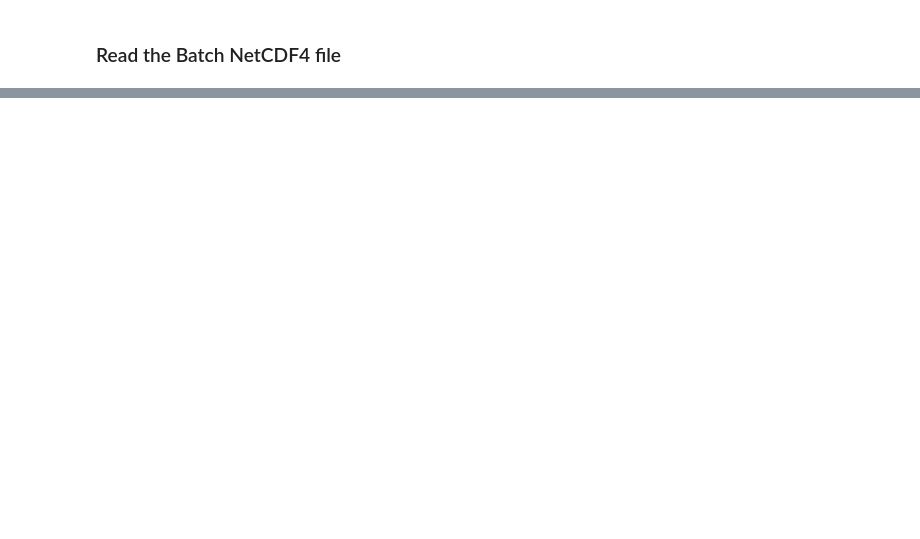
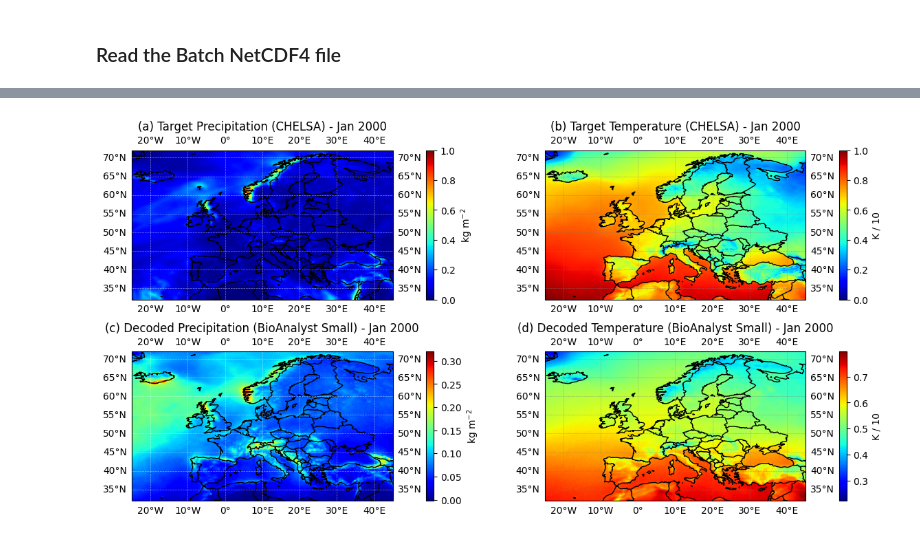
Before and after one commit to BioDT/bfm-finetune, a Jupyter notebook: notebooks/chelsa_2010_tas_pr.ipynb, the cells around one changed output, grey strips where cells are left out. Drawn from its saved outputs; the diff is of its cells as text; code cells hidden in the pictures; blank space fills up the shorter version.

Commit message:
all finetune added

```diff
--- a/notebooks/chelsa_2010_tas_pr.ipynb
+++ b/notebooks/chelsa_2010_tas_pr.ipynb
@@ -201,0 +155,68 @@ plt.show()
+# %%
+# Select a single timestep (e.g., the first one)
+t_idx = 0
+
+# Extract variables for plotting
+# The number of grid cells in GRID_LAT and GRID_LON is 161 and 281, but ds['target'] has 44800 pixels per timestep.
+# Let's check the correct shape for reshaping:
+expected_shape = (len(GRID_LAT) - 1, len(GRID_LON) - 1)  # 160 x 280
+
+target_tas = ds['target'][t_idx, :, 0].values.reshape(expected_shape)
+target_pr = ds['target'][t_idx, :, 1].values.reshape(expected_shape)
+
+# Normalize the target data
+target_tas = (target_tas - target_tas.min()) / (target_tas.max() - target_tas.min())
+target_pr = (target_pr - target_pr.min()) / (target_pr.max() - target_pr.min())
+
+
+
+input_tas = ds['decoder_input'][t_idx, :, 0].values.reshape(expected_shape)
+input_pr = ds['decoder_input'][t_idx, :, 1].values.reshape(expected_shape)
+# %%
+import cartopy.crs as ccrs
+import cartopy.feature as cfeature
+
+fig, axes = plt.subplots(2, 2, figsize=(12, 6), subplot_kw={'projection': ccrs.PlateCarree()})
+
+# Target Precipitation
+im0 = axes[0, 0].imshow(target_pr, origin='lower', extent=[LON_START, LON_END, LAT_START, LAT_END], cmap="jet")
+axes[0, 0].set_title(f"(a) Target Precipitation (CHELSA) - {ds['target'].coords['time'][t_idx].dt.strftime('%b %Y').values}")
+axes[0, 0].add_feature(cfeature.BORDERS, linewidth=1)
+axes[0, 0].add_feature(cfeature.COASTLINE, linewidth=1)
+axes[0, 0].gridlines(draw_labels=True, linewidth=0.5, color='white', alpha=0.5, linestyle='--')
+cbar0 = plt.colorbar(im0, ax=axes[0, 0], fraction=0.046, pad=0.1, label="kg m$^{-2}$")
+
+# Target Temperature
+im1 = axes[0, 1].imshow(target_tas, origin='lower', extent=[LON_START, LON_END, LAT_START, LAT_END], cmap="jet")
+axes[0, 1].set_title(f"(b) Target Temperature (CHELSA) - {ds['target'].coords['time'][t_idx].dt.strftime('%b %Y').values}")
+axes[0, 1].add_feature(cfeature.BORDERS, linewidth=1)
+axes[0, 1].add_feature(cfeature.COASTLINE, linewidth=1)
+axes[0, 1].gridlines(draw_labels=True, linewidth=0.5, color='gray', alpha=0.5, linestyle='--')
+cbar1 = plt.colorbar(im1, ax=axes[0, 1], fraction=0.046, pad=0.1, label="K / 10")
+
+# Decoded Precipitation
+im2 = axes[1, 0].imshow(input_pr, origin='lower', extent=[LON_START, LON_END, LAT_START, LAT_END], cmap="jet")
+axes[1, 0].set_title(f"(c) Decoded Precipitation (BioAnalyst Small) - {ds['decoder_input'].coords['time'][t_idx].dt.strftime('%b %Y').values}")
+axes[1, 0].add_feature(cfeature.BORDERS, linewidth=1)
+axes[1, 0].add_feature(cfeature.COASTLINE, linewidth=1)
+axes[1, 0].gridlines(draw_labels=True, linewidth=0.5, color='white', alpha=0.5, linestyle='--')
+cbar2 = plt.colorbar(im2, ax=axes[1, 0], fraction=0.046, pad=0.1, label="kg m$^{-2}$")
+
+# Decoded Temperature
+im3 = axes[1, 1].imshow(input_tas, origin='lower', extent=[LON_START, LON_END, LAT_START, LAT_END], cmap="jet")
+axes[1, 1].set_title(f"(d) Decoded Temperature (BioAnalyst Small) - {ds['decoder_input'].coords['time'][t_idx].dt.strftime('%b %Y').values}")
+axes[1, 1].add_feature(cfeature.BORDERS, linewidth=1)
+axes[1, 1].add_feature(cfeature.COASTLINE, linewidth=1)
+axes[1, 1].gridlines(draw_labels=True, linewidth=0.5, color='gray', alpha=0.5, linestyle='--')
+cbar3 = plt.colorbar(im3, ax=axes[1, 1], fraction=0.046, pad=0.1, label="K / 10")
+
+for ax in axes.flat:
+    ax.set_xlabel('Longitude')
+    ax.set_ylabel('Latitude')
+
+plt.tight_layout()
+plt.show()
+
+fig.savefig("/home/tkhan/bfm-finetune/outputs/chelsa_bioanalyst_comparison.png", dpi=300, bbox_inches='tight')
+# %% [output]
+[figure, added]
```
Also changed, not shown: parts of 20 cells of this notebook, 7 other files.
